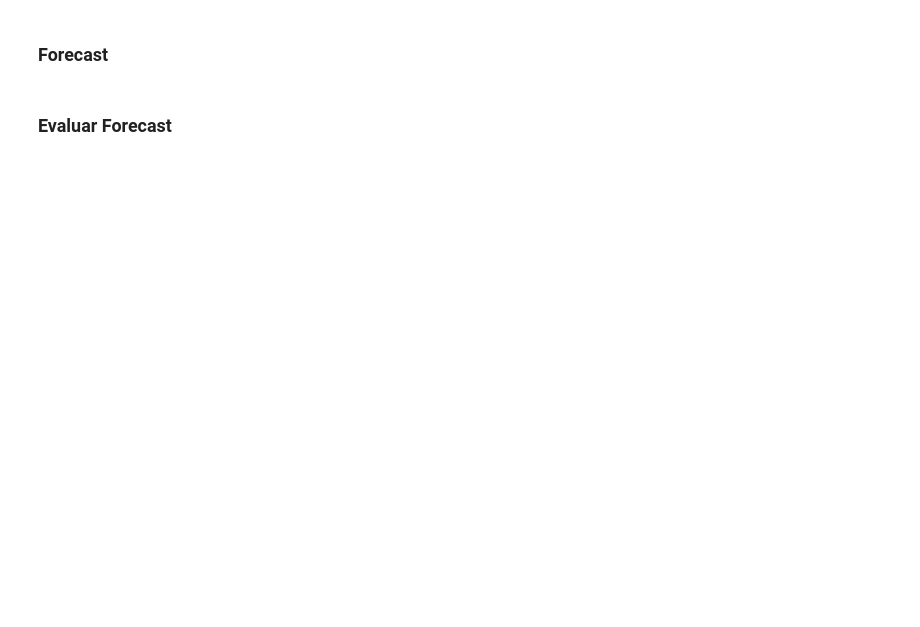
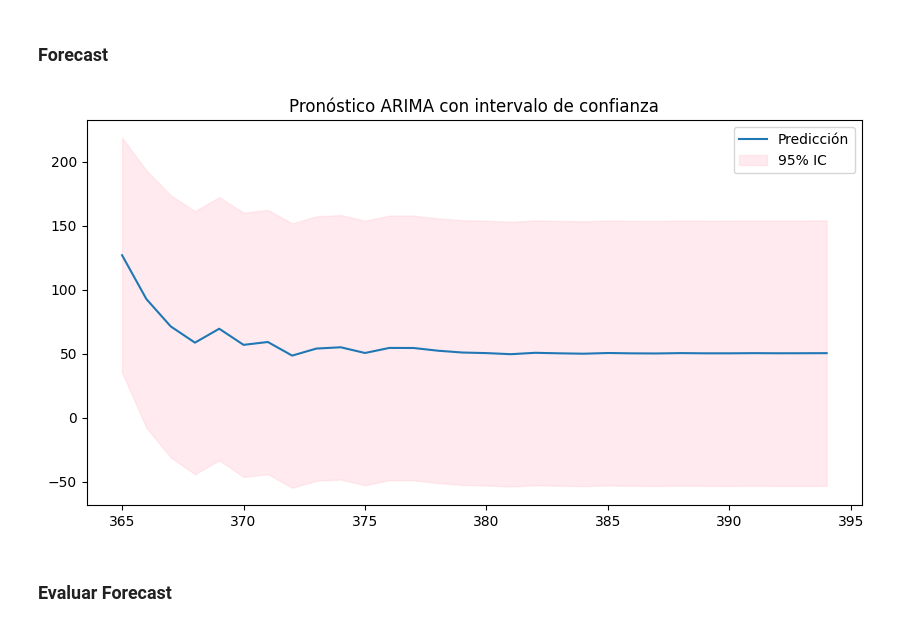
Before and after one commit to JairRamosG/Analisis-Series-de-Tiempo, a Jupyter notebook: Practica_2/rep_5.ipynb, the cells around one changed output. Saved outputs shown, nothing was run; the diff lists cells and outputs as text; code cells hidden in the pictures; blank space fills up the shorter version.

```diff
--- a/Practica_2/rep_5.ipynb
+++ b/Practica_2/rep_5.ipynb
@@ -132,26 +175,30 @@ resultado, residuos = ARIMA_experimento(serie, p, d, q, 5)
 # %%
 forecast_obj = resultado.get_forecast(steps=len(horizonte))
 
 # Extraer la media predicha y alinear índices
 forecast_std = forecast_obj.predicted_mean
 forecast_std.index = horizonte.index
 
+
 # Regresar el forecast a la escala de el horizonte
-forecast_reescalado = forecast_std + tendencia_h
+forecast_reescalado = forecast_std.values + tendencia_h.values
+forecast_reescalado = pd.Series(forecast_reescalado, index=horizonte.index)
 
 # Extraer intervalo de confianza directamente del objeto
 intervalo = forecast_obj.conf_int(alpha=0.05)
 intervalo.index = horizonte.index  # alinear índices con tu horizonte
 intervalo = intervalo + tendencia_h.values.reshape(-1, 1)
 
 # Graficar
 plt.figure(figsize=(10,5))
 plt.plot(forecast_reescalado, label='Predicción')
 plt.fill_between(intervalo.index, intervalo.iloc[:, 0], intervalo.iloc[:, 1],
                  color='pink', alpha=0.3, label='95% IC')
 plt.legend()
 plt.title('Pronóstico ARIMA con intervalo de confianza')
 plt.show()
+# %% [output]
+[figure, added]
 # %% [markdown]
 ### Evaluar Forecast
 # %%
```
Also changed, not shown: parts of 9 cells of this notebook, 14 other files.
